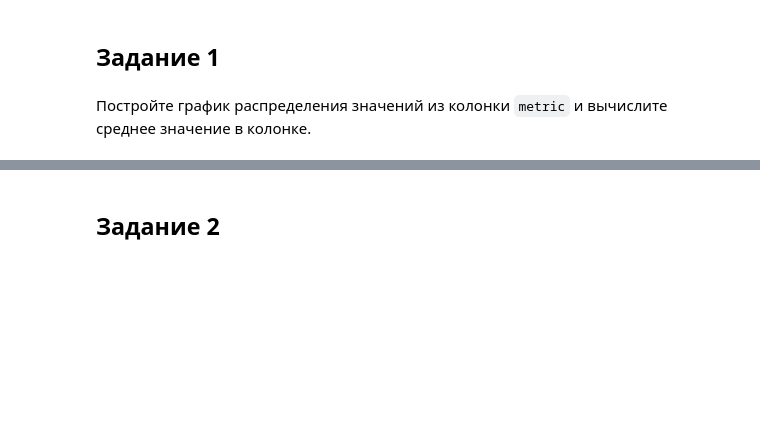
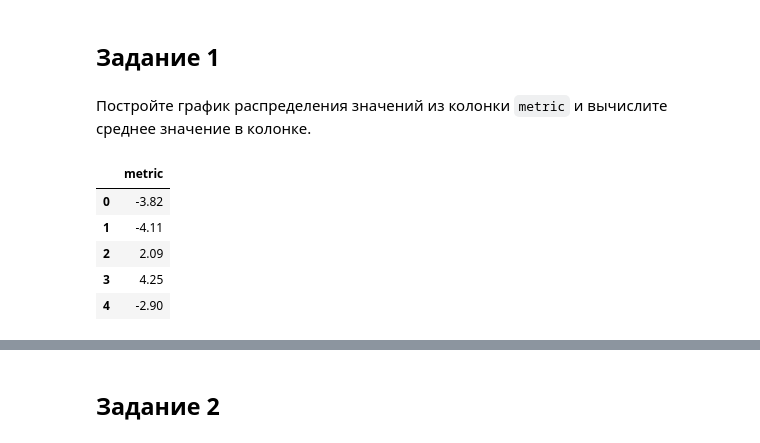
Before and after one commit to gbrs/sirius_data_analysis, a Jupyter notebook: module_10_tasks.ipynb, the cells around one changed output, grey strips where cells are left out. Cells and saved outputs as stored; diff of their text form; code cells hidden in the pictures; blank space fills up the shorter version.

```diff
--- a/module_10_tasks.ipynb
+++ b/module_10_tasks.ipynb
@@ -114,3 +114,12 @@ general_vals = pd.read_csv('general_vals.csv')
 ## Задание 1
 # %% [markdown]
 Постройте график распределения значений из колонки `metric` и вычислите среднее значение в колонке.
+# %%
+general_vals.head()
+# %% [output]
+|  | metric |
+| 0 | -3.82 |
+| 1 | -4.11 |
+| 2 | 2.09 |
+| 3 | 4.25 |
+| 4 | -2.90 |
```
Also changed, not shown: parts of 14 cells of this notebook, 1 other file.
